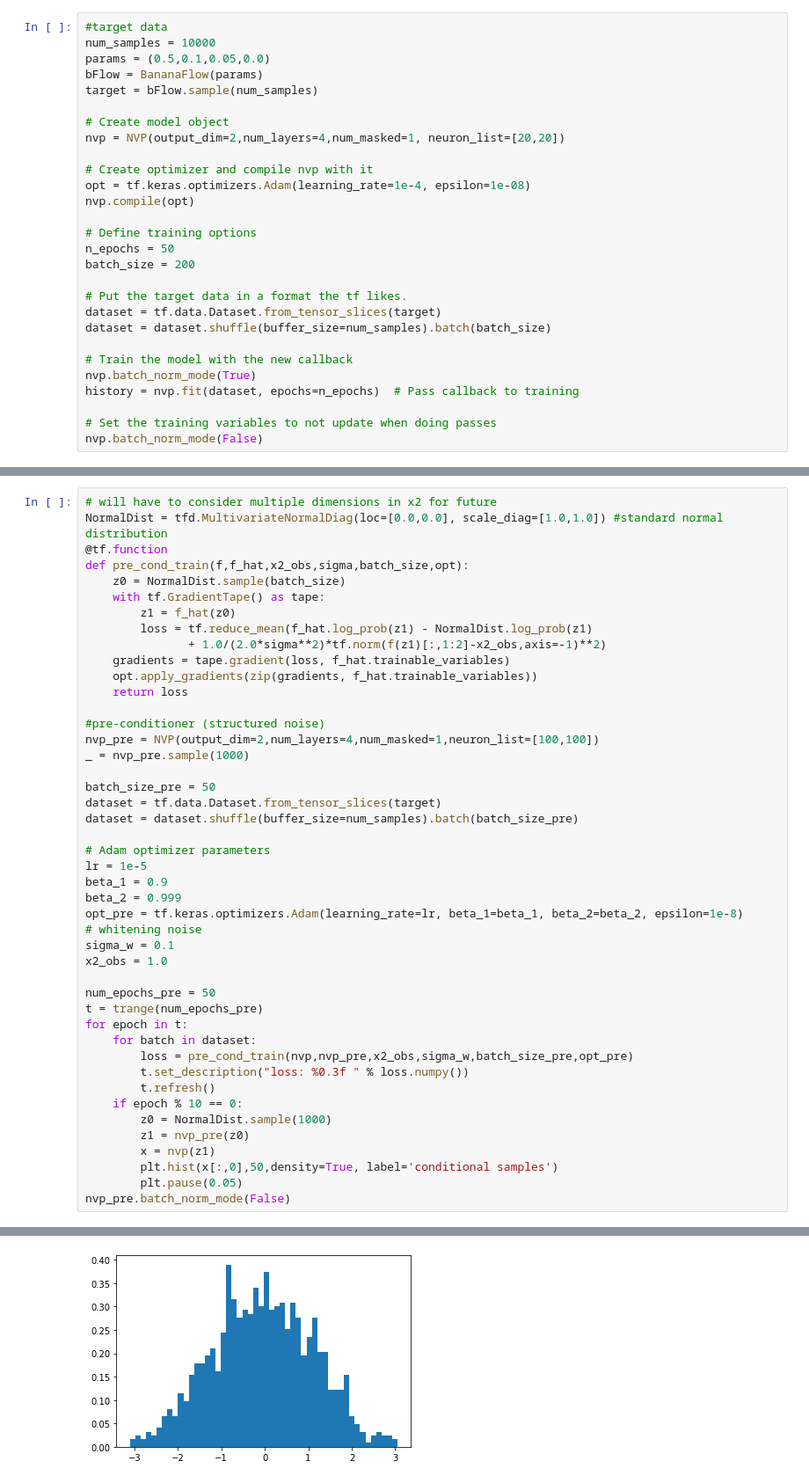
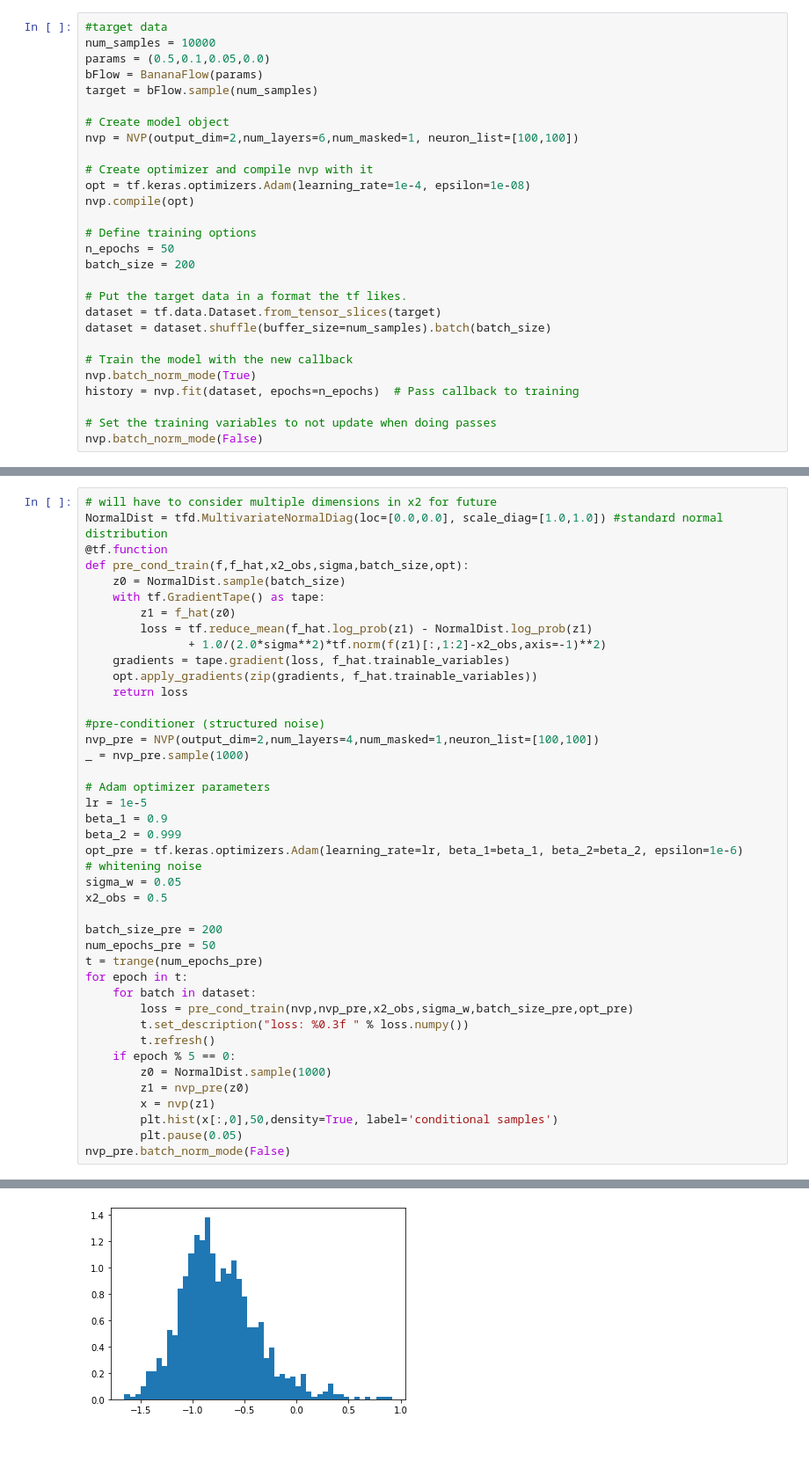
Before and after one commit to CaseyLeeDowdle/TransportNets, a Jupyter notebook: examples/banana/PreConditioner-NVP-Banana.ipynb, the cells around one changed output, grey strips where cells are left out. Shown at 88% size. Drawn from its saved outputs; the diff is of its cells as text; blank space fills up the shorter version.

```diff
--- a/examples/banana/PreConditioner-NVP-Banana.ipynb
+++ b/examples/banana/PreConditioner-NVP-Banana.ipynb
@@ -21,7 +21,7 @@ bFlow = BananaFlow(params)
 target = bFlow.sample(num_samples)
 
 # Create model object
-nvp = NVP(output_dim=2,num_layers=4,num_masked=1, neuron_list=[20,20])
+nvp = NVP(output_dim=2,num_layers=6,num_masked=1, neuron_list=[100,100])
 
 # Create optimizer and compile nvp with it
 opt = tf.keras.optimizers.Adam(learning_rate=1e-4, epsilon=1e-08)
@@ -95,19 +92,16 @@ def pre_cond_train(f,f_hat,x2_obs,sigma,batch_size,opt):
 nvp_pre = NVP(output_dim=2,num_layers=4,num_masked=1,neuron_list=[100,100])
 _ = nvp_pre.sample(1000)
 
-batch_size_pre = 50
-dataset = tf.data.Dataset.from_tensor_slices(target)
-dataset = dataset.shuffle(buffer_size=num_samples).batch(batch_size_pre)
-
 # Adam optimizer parameters
 lr = 1e-5
 beta_1 = 0.9
 beta_2 = 0.999
-opt_pre = tf.keras.optimizers.Adam(learning_rate=lr, beta_1=beta_1, beta_2=beta_2, epsilon=1e-8)
+opt_pre = tf.keras.optimizers.Adam(learning_rate=lr, beta_1=beta_1, beta_2=beta_2, epsilon=1e-6)
 # whitening noise
-sigma_w = 0.1
-x2_obs = 1.0
+sigma_w = 0.05
+x2_obs = 0.5
 
+batch_size_pre = 200
 num_epochs_pre = 50
 t = trange(num_epochs_pre)
 for epoch in t:
@@ -115,7 +109,7 @@ for epoch in t:
         loss = pre_cond_train(nvp,nvp_pre,x2_obs,sigma_w,batch_size_pre,opt_pre)
         t.set_description("loss: %0.3f " % loss.numpy())
         t.refresh()
-    if epoch % 10 == 0:
+    if epoch % 5 == 0:
         z0 = NormalDist.sample(1000)
         z1 = nvp_pre(z0)
         x = nvp(z1)
@@ -127 +121 @@ nvp_pre.batch_norm_mode(False)
-[figure, old version]
+[figure, new version]
```
Also changed, not shown: parts of 4 cells of this notebook, 8 other files.
